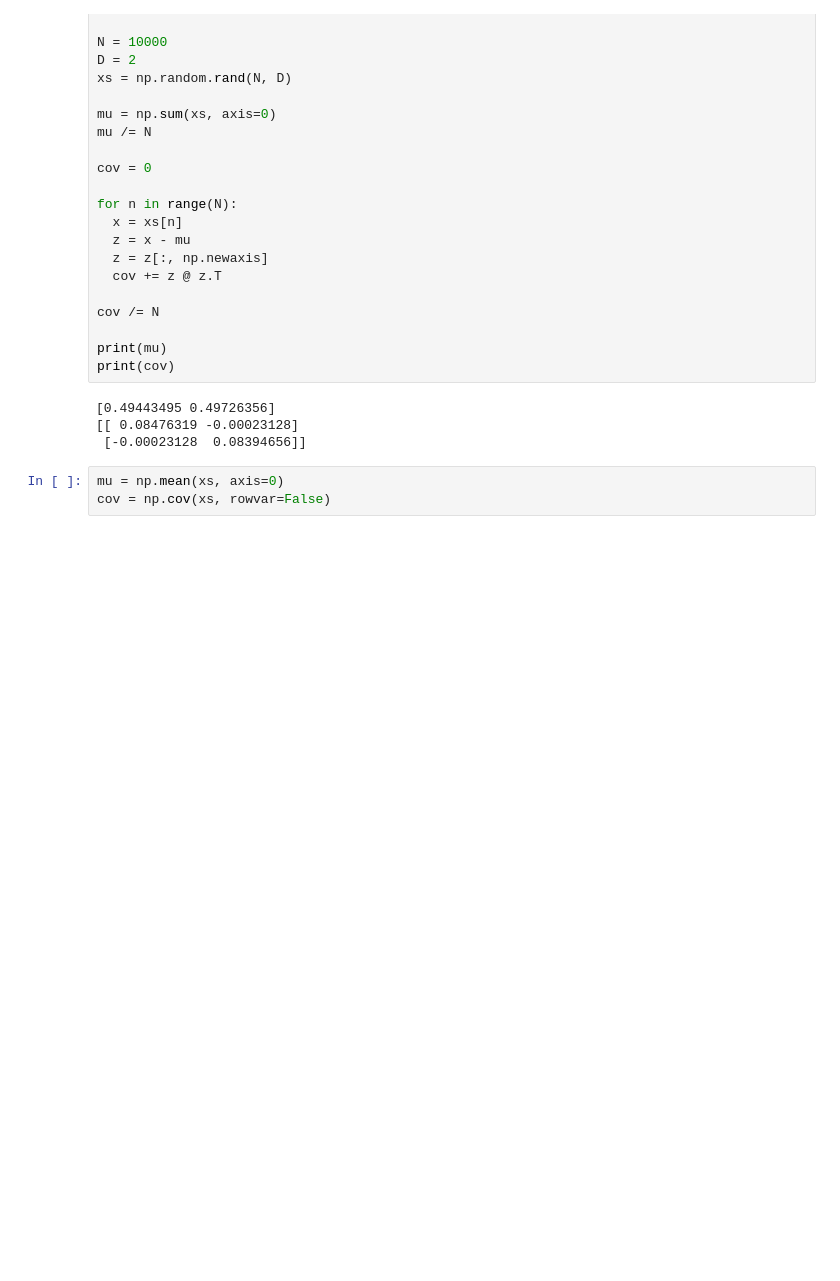
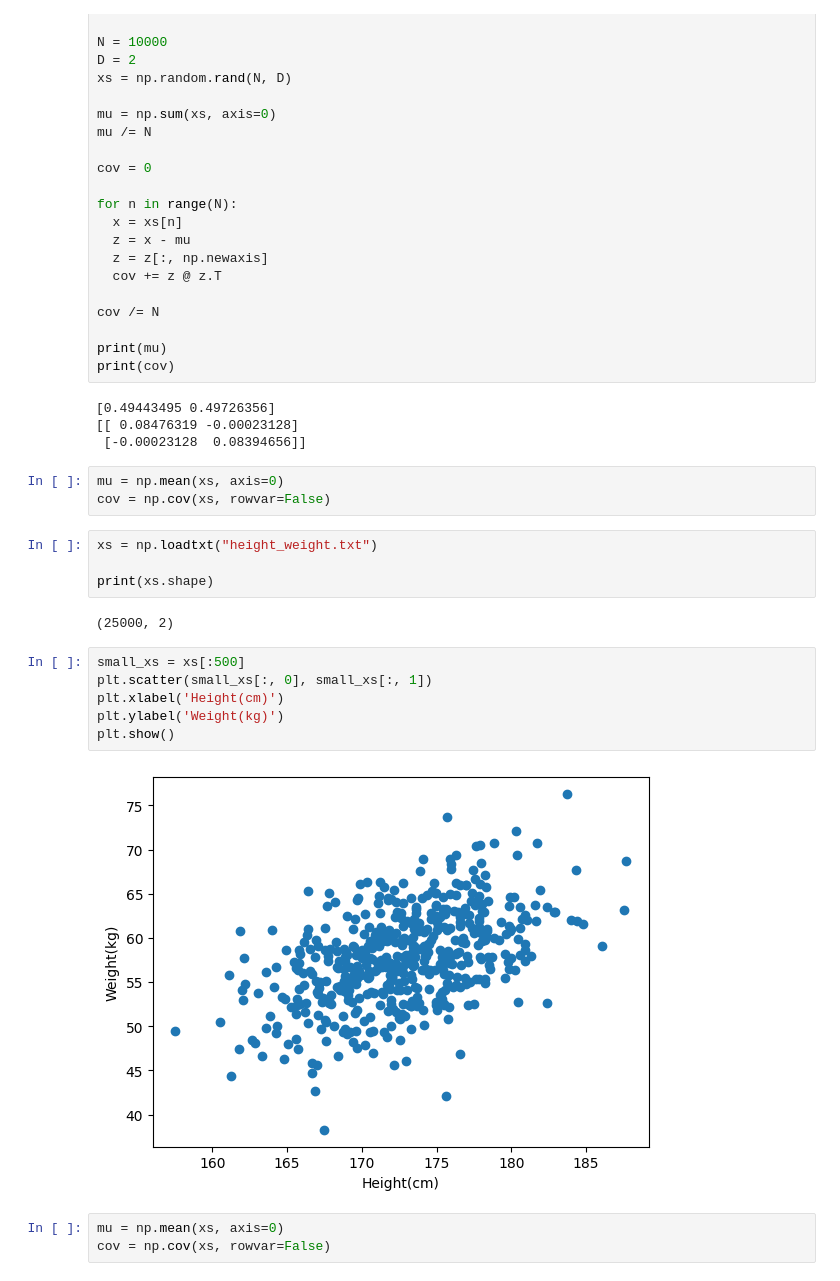
Before and after one commit to morita-koki/dezero5, a Jupyter notebook: src/dezero5/step03/main.ipynb, the cells around one changed output. Drawn from its saved outputs; the diff is of its cells as text; blank space fills up the shorter version.

```diff
--- a/src/dezero5/step03/main.ipynb
+++ b/src/dezero5/step03/main.ipynb
@@ -215,3 +215,20 @@ print(cov)
 # %%
 mu = np.mean(xs, axis=0)
 cov = np.cov(xs, rowvar=False)
+# %%
+xs = np.loadtxt("height_weight.txt")
+
+print(xs.shape)
+# %% [output]
+(25000, 2)
+# %%
+small_xs = xs[:500]
+plt.scatter(small_xs[:, 0], small_xs[:, 1])
+plt.xlabel('Height(cm)')
+plt.ylabel('Weight(kg)')
+plt.show()
+# %% [output]
+[figure, added]
+# %%
+mu = np.mean(xs, axis=0)
+cov = np.cov(xs, rowvar=False)
```
Also changed, not shown: parts of 1 cell of this notebook.
